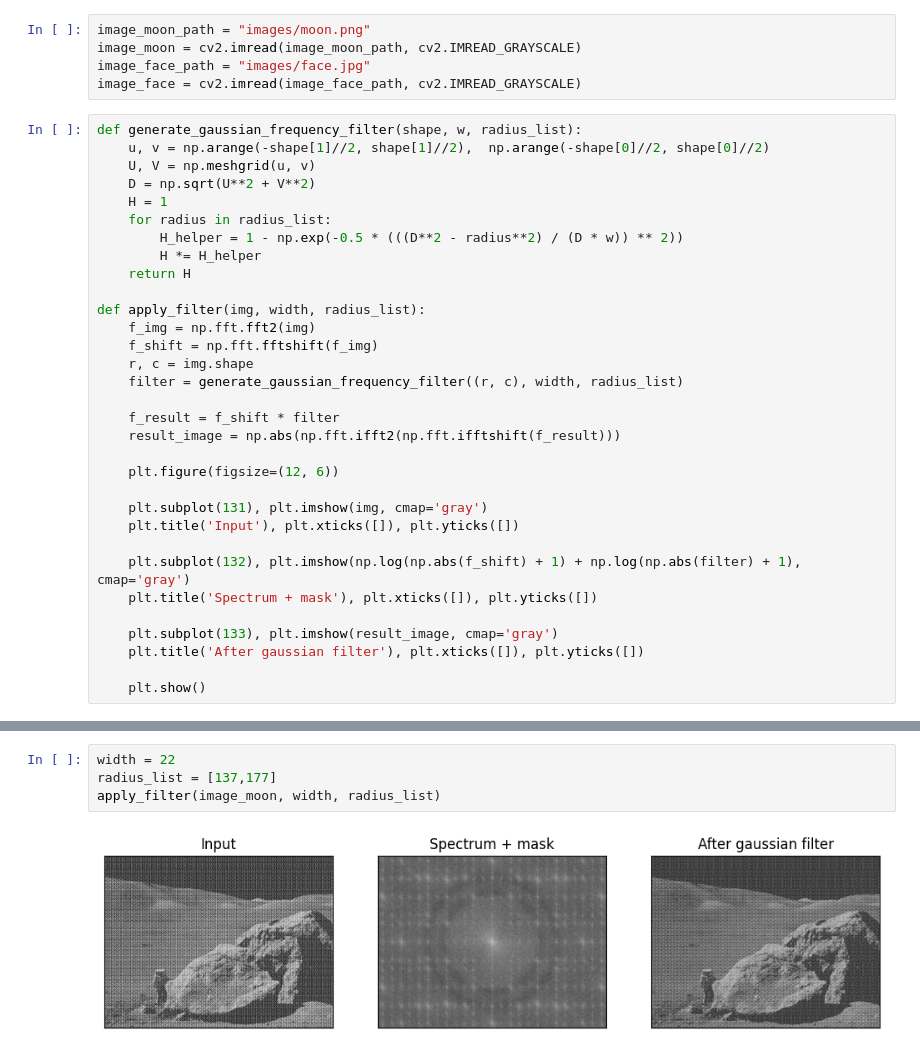
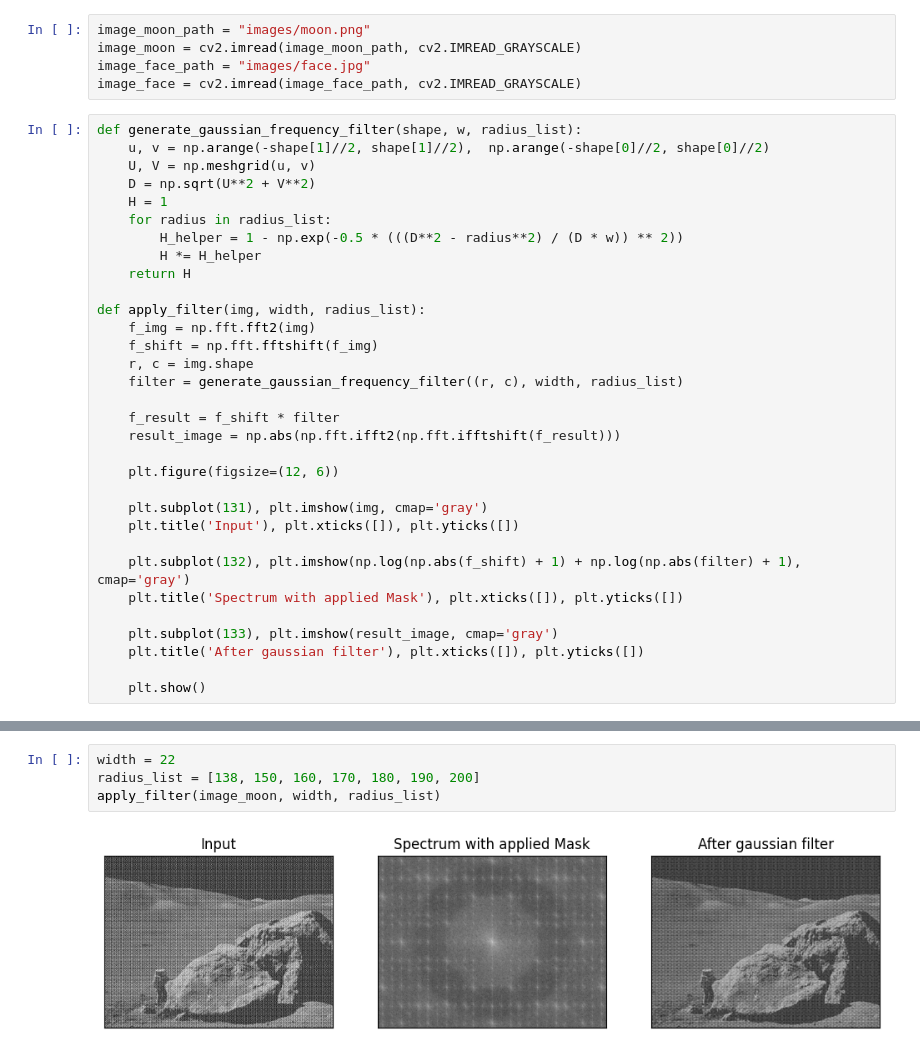
Before and after one commit to PsimonL/ImageProcessing, a Jupyter notebook: Lab5/main.ipynb, the cells around one changed output, grey strips where cells are left out. Saved outputs shown, nothing was run; the diff lists cells and outputs as text.

```diff
--- a/Lab5/main.ipynb
+++ b/Lab5/main.ipynb
@@ -125,7 +125,7 @@ def apply_filter(img, width, radius_list):
     plt.title('Input'), plt.xticks([]), plt.yticks([])
 
     plt.subplot(132), plt.imshow(np.log(np.abs(f_shift) + 1) + np.log(np.abs(filter) + 1), cmap='gray')
-    plt.title('Spectrum + mask'), plt.xticks([]), plt.yticks([])
+    plt.title('Spectrum with applied Mask'), plt.xticks([]), plt.yticks([])
 
     plt.subplot(133), plt.imshow(result_image, cmap='gray')
     plt.title('After gaussian filter'), plt.xticks([]), plt.yticks([])
@@ -140,6 +140,6 @@ apply_filter(image_face, width, radius_list)
 # %%
 width = 22
-radius_list = [137,177]
+radius_list = [138, 150, 160, 170, 180, 190, 200]
 apply_filter(image_moon, width, radius_list)
 # %% [output]
-[figure, old version]
+[figure, new version]
```
Also changed, not shown: parts of 2 cells of this notebook.
